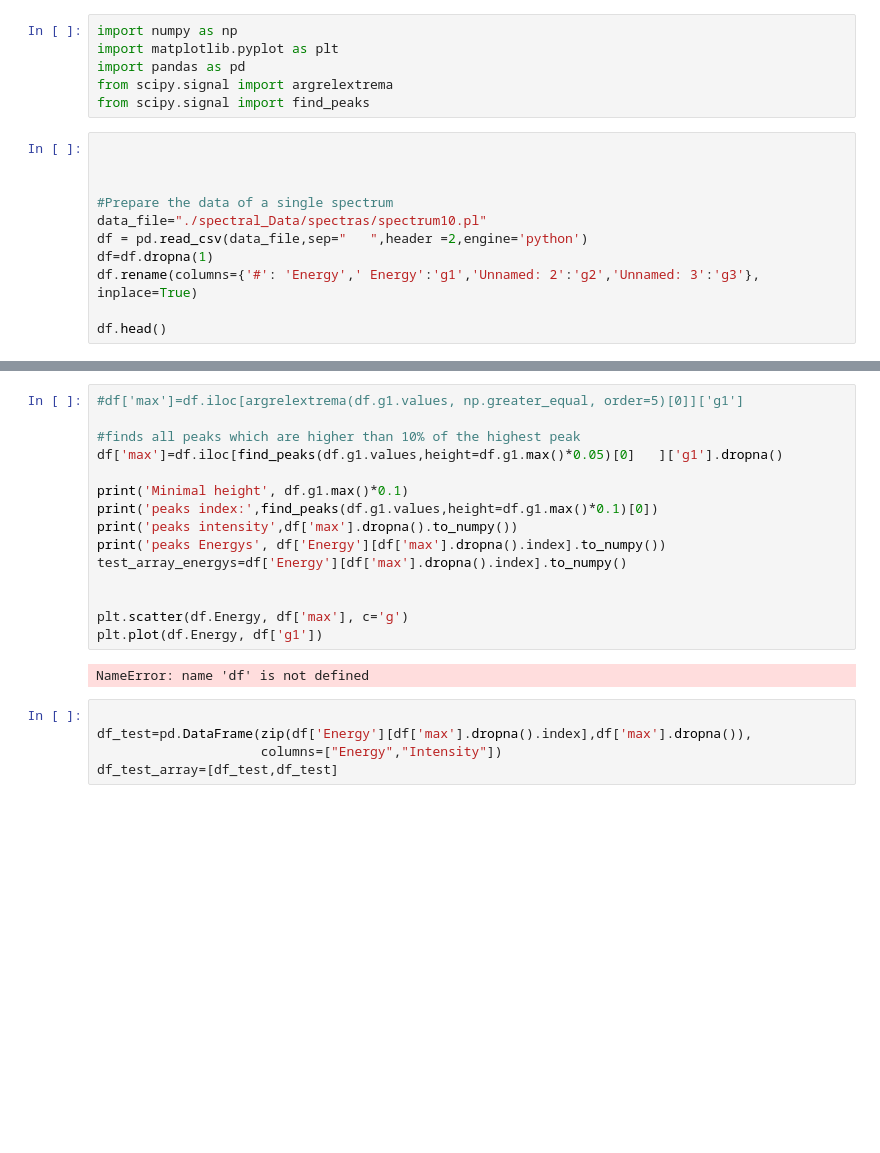
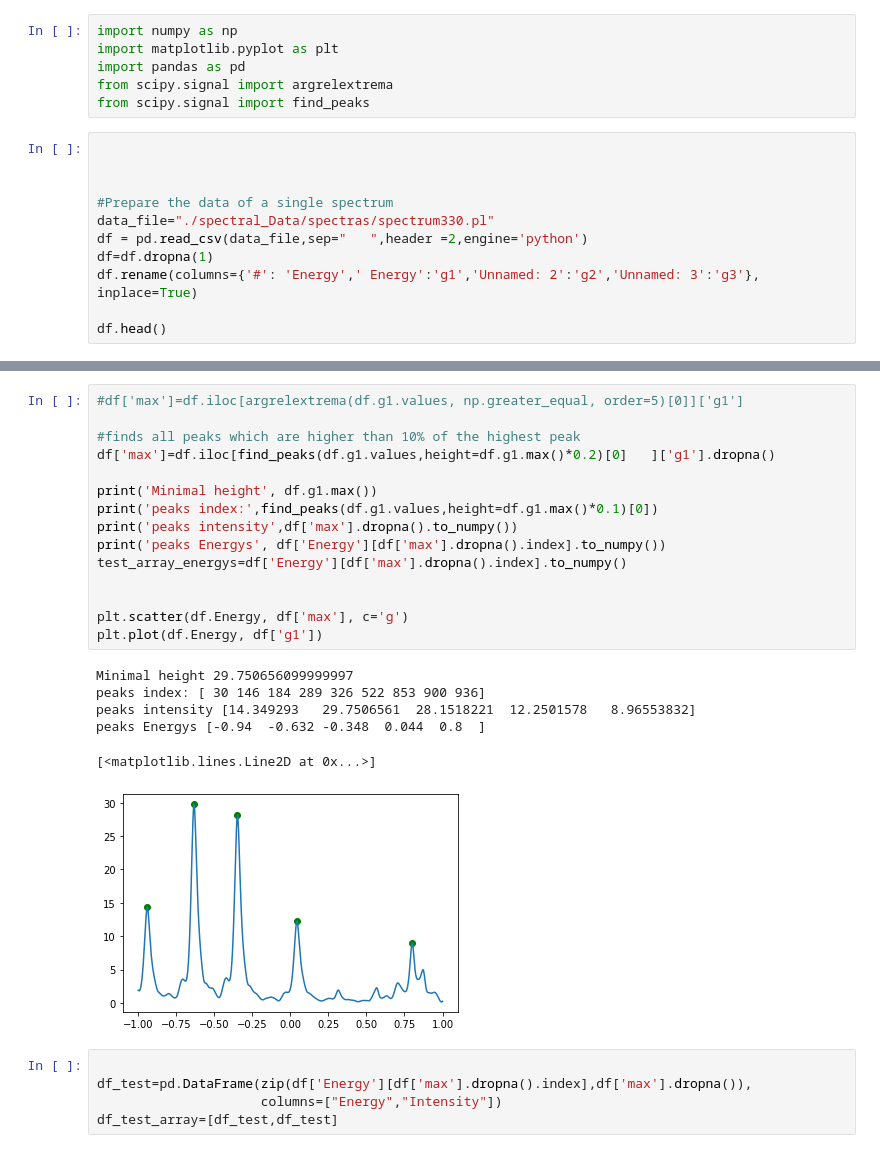
Before and after one commit to GwydionJon/EN_learn, a Jupyter notebook: Test_read_spektrum_pl.ipynb, the cells around one changed output, grey strips where cells are left out. Drawn from its saved outputs; the diff is of its cells as text; blank space fills up the shorter version.

```diff
--- a/Test_read_spektrum_pl.ipynb
+++ b/Test_read_spektrum_pl.ipynb
@@ -9,7 +9,7 @@ from scipy.signal import find_peaks
 
 
 #Prepare the data of a single spectrum
-data_file="./spectral_Data/spectras/spectrum10.pl"
+data_file="./spectral_Data/spectras/spectrum330.pl"
 df = pd.read_csv(data_file,sep="   ",header =2,engine='python')
 df=df.dropna(1)
 df.rename(columns={'#': 'Energy',' Energy':'g1','Unnamed: 2':'g2','Unnamed: 3':'g3'}, inplace=True)
@@ -20,20 +25,25 @@ FileNotFoundError: [Errno 2] No such file or directory: './spectral_Data/spectra
 # %%
 #df['max']=df.iloc[argrelextrema(df.g1.values, np.greater_equal, order=5)[0]]['g1']
 
 #finds all peaks which are higher than 10% of the highest peak
-df['max']=df.iloc[find_peaks(df.g1.values,height=df.g1.max()*0.05)[0]   ]['g1'].dropna()
+df['max']=df.iloc[find_peaks(df.g1.values,height=df.g1.max()*0.2)[0]   ]['g1'].dropna()
 
-print('Minimal height', df.g1.max()*0.1)
+print('Minimal height', df.g1.max())
 print('peaks index:',find_peaks(df.g1.values,height=df.g1.max()*0.1)[0])
 print('peaks intensity',df['max'].dropna().to_numpy())
 print('peaks Energys', df['Energy'][df['max'].dropna().index].to_numpy())
 test_array_energys=df['Energy'][df['max'].dropna().index].to_numpy()
 
 
 plt.scatter(df.Energy, df['max'], c='g')
 plt.plot(df.Energy, df['g1'])
 # %% [output]
-NameError: name 'df' is not defined
+Minimal height 29.750656099999997
+peaks index: [ 30 146 184 289 326 522 853 900 936]
+peaks intensity [14.349293   29.7506561  28.1518221  12.2501578   8.96553832]
+peaks Energys [-0.94  -0.632 -0.348  0.044  0.8  ]
+[<matplotlib.lines.Line2D at 0x...>]
+[figure, added]
 # %%
 
 df_test=pd.DataFrame(zip(df['Energy'][df['max'].dropna().index],df['max'].dropna()),
```
Also changed, not shown: parts of 1 cell of this notebook, 6 other files.
